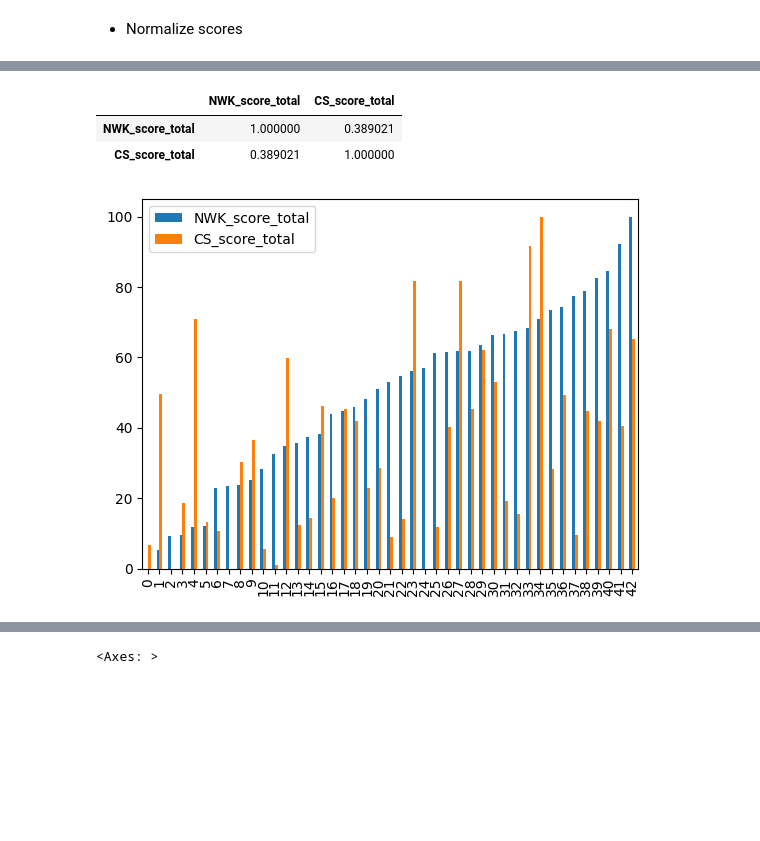
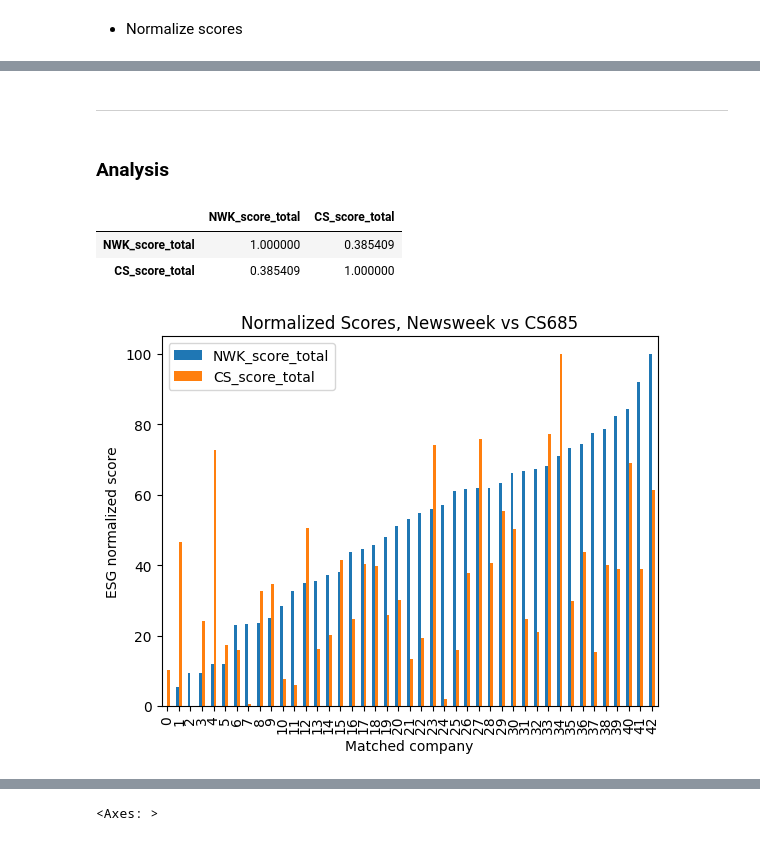
Before and after one commit to jbardowski/CS685_final_project, a Jupyter notebook: src/comp_scores/correlate_newsweek.ipynb, the cells around one changed output, grey strips where cells are left out. Saved outputs shown, nothing was run; the diff lists cells and outputs as text; code cells hidden in the pictures; blank space fills up the shorter version.

```diff
--- a/src/comp_scores/correlate_newsweek.ipynb
+++ b/src/comp_scores/correlate_newsweek.ipynb
@@ -197,6 +184,7 @@ df.head()
 # %% [markdown]
 - Normalize scores
 # %%
-dfn = df.copy()
+df1 = df_nw.copy()
+df2 = df_ibd.copy()
 # %%
 def normalize(series):
@@ -205,7 +193,8 @@ def normalize(series):
     return series.apply(norm)
 # %%
 # relevant score columns + normalized column names
-r_scores = [('Score Overall', 'NWK_score_total'), ('Score Environmental Concerns', 'NWK_score_ESG'), ('score', 'CS_score_total'), ('total_scope3', 'CS_score_S3')]
+r_scores_nw = [('Score Overall', 'NWK_score_total'), ('Score Environmental Concerns', 'NWK_score_ESG'), ('score', 'CS_score_total')]
+r_scores_ibd = [('ESG Score', 'IBD_score_total'), ('score', 'CS_score_total')]
 # %%
-for s, n in r_scores:
-    dfn[n] = normalize(dfn[s])
+for s, n in r_scores_nw:
+    df1[n] = normalize(df1[s])
@@ -212,3 +204,4 @@ for s, n in r_scores:
 # %%
-dfn = dfn.sort_values(by=['NWK_score_total', 'CS_score_total']).reset_index(drop=True)
+df1 = df1.sort_values(by=['NWK_score_total', 'CS_score_total']).reset_index(drop=True)
+df2 = df2.sort_values(by=['IBD_score_total', 'CS_score_total']).reset_index(drop=True)
 # %%
@@ -231,8 +227,17 @@ Name: 21, dtype: object
+# %% [markdown]
+---
+# %% [markdown]
+### Analysis
 # %%
-dfn[['NWK_score_total', 'CS_score_total']].plot(kind='bar')
-dfn[['NWK_score_total', 'CS_score_total']].corr()
+df1[['NWK_score_total', 'CS_score_total']].plot(kind='bar', grid=False)
+plt.xlabel(f"Matched company")
+plt.ylabel("ESG normalized score")
+plt.title("Normalized Scores, Newsweek vs CS685")
+
+corr_mat_nw = df1[['NWK_score_total', 'CS_score_total']].corr()
+corr_mat_nw
 # %% [output]
 |  | NWK_score_total | CS_score_total |
-| NWK_score_total | 1.000000 | 0.389021 |
-| CS_score_total | 0.389021 | 1.000000 |
+| NWK_score_total | 1.000000 | 0.385409 |
+| CS_score_total | 0.385409 | 1.000000 |
-[figure, old version]
+[figure, new version]
```
Also changed, not shown: parts of 46 cells of this notebook, 2 other files.
